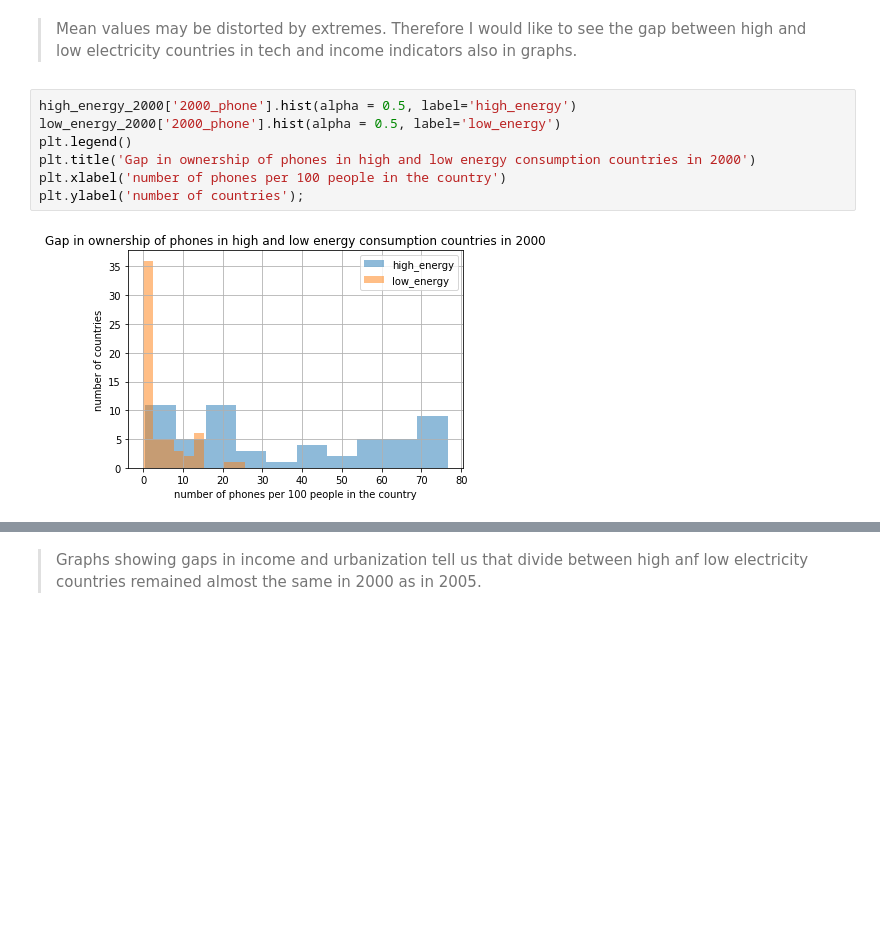
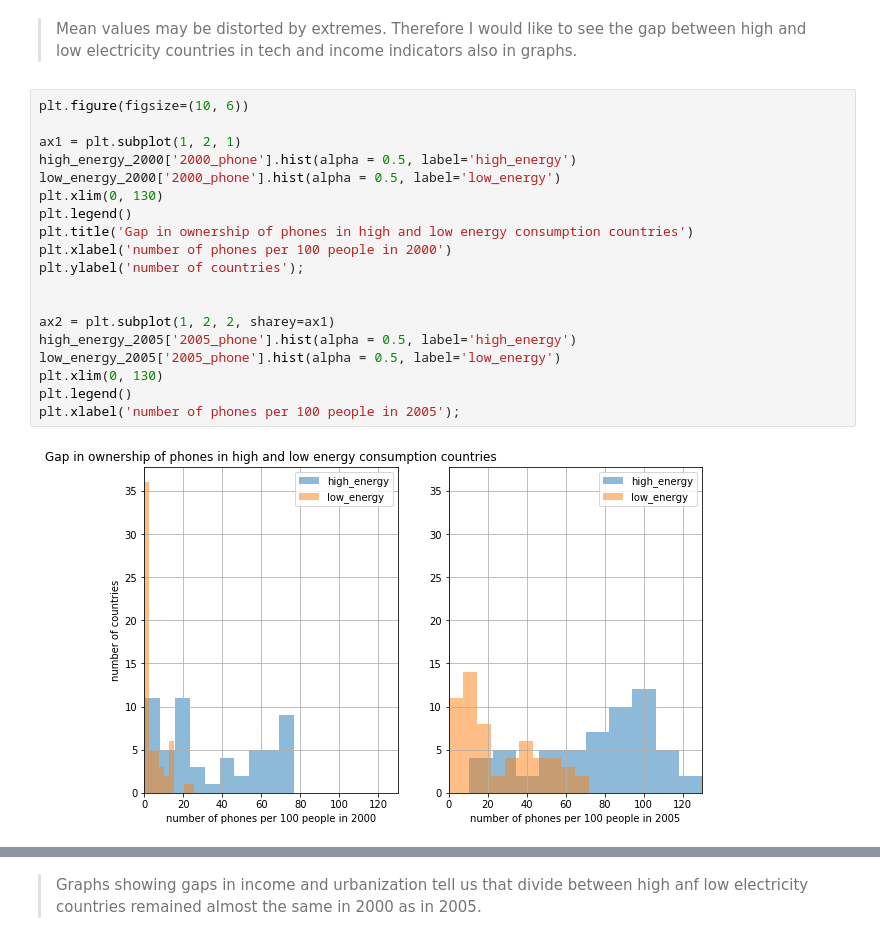
Before and after one commit to Kamila-Hamalcikova/Different-electricity-consumption-in-different-regions, a Jupyter notebook: Electricity consumption in different regions of the world.ipynb, the cells around one changed output, grey strips where cells are left out. Drawn from its saved outputs; the diff is of its cells as text; blank space fills up the shorter version.

```diff
--- a/Electricity consumption in different regions of the world.ipynb
+++ b/Electricity consumption in different regions of the world.ipynb
@@ -748,12 +738,24 @@ dtype: float64
 # %% [markdown]
 > Mean values may be distorted by extremes. Therefore I would like to see the gap between high and low electricity countries in tech and income indicators also in graphs.
 # %%
+plt.figure(figsize=(10, 6))
+
+ax1 = plt.subplot(1, 2, 1)
 high_energy_2000['2000_phone'].hist(alpha = 0.5, label='high_energy')
 low_energy_2000['2000_phone'].hist(alpha = 0.5, label='low_energy')
+plt.xlim(0, 130)
 plt.legend()
-plt.title('Gap in ownership of phones in high and low energy consumption countries in 2000')
-plt.xlabel('number of phones per 100 people in the country')
+plt.title('Gap in ownership of phones in high and low energy consumption countries')
+plt.xlabel('number of phones per 100 people in 2000')
 plt.ylabel('number of countries');
+
+
+ax2 = plt.subplot(1, 2, 2, sharey=ax1)
+high_energy_2005['2005_phone'].hist(alpha = 0.5, label='high_energy')
+low_energy_2005['2005_phone'].hist(alpha = 0.5, label='low_energy')
+plt.xlim(0, 130)
+plt.legend()
+plt.xlabel('number of phones per 100 people in 2005');
 # %% [output]
-[figure, old version]
+[figure, new version]
 # %%
```
Also changed, not shown: parts of 17 cells of this notebook.
